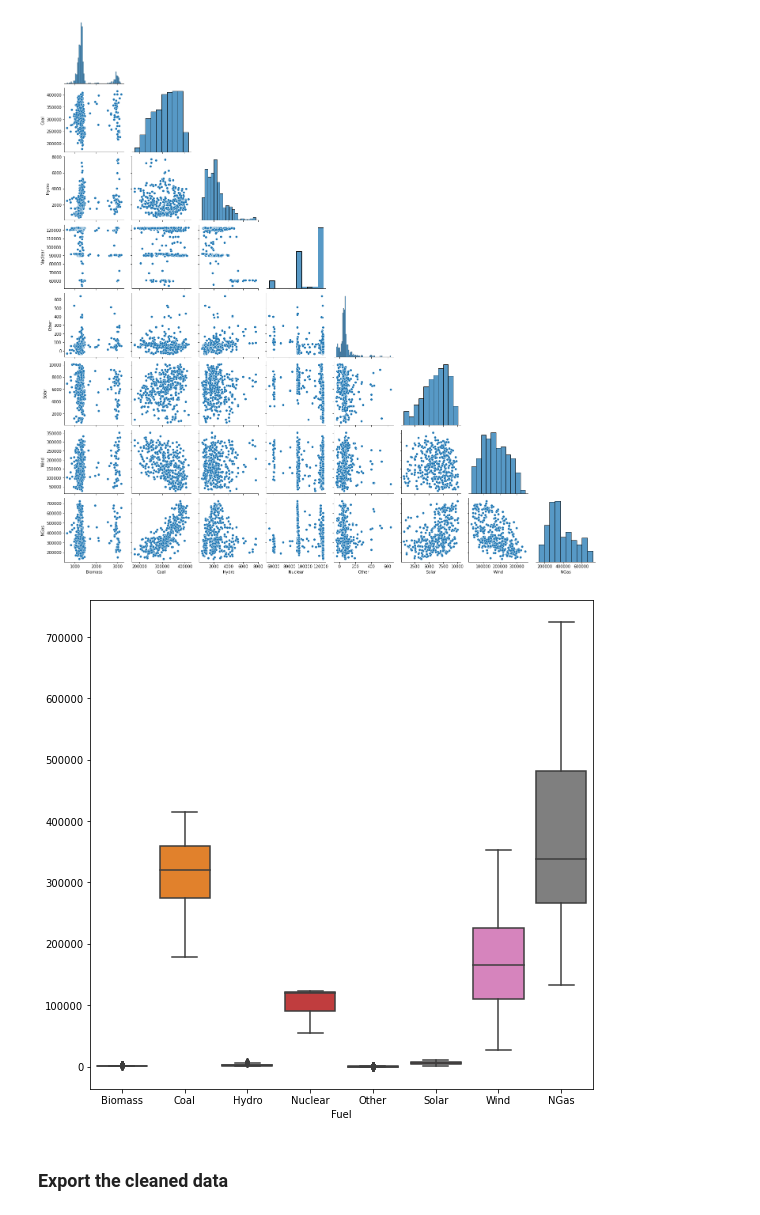
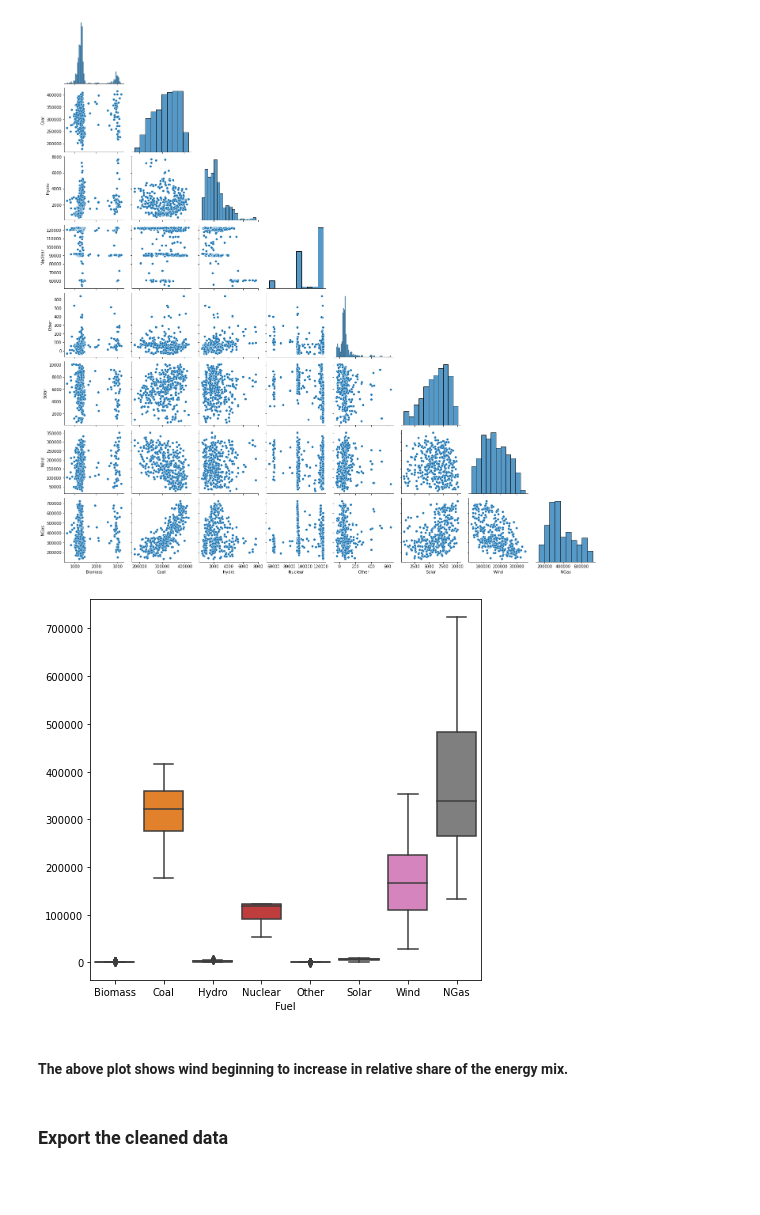
Before and after one commit to akr2293/Texas-Electricity-Forecasting, a Jupyter notebook: notebooks/01_cleaning_notebooks/01_cleaning_2017.ipynb, the cells around one changed output. Cells and saved outputs as stored; diff of their text form; code cells hidden in the pictures; blank space fills up the shorter version.

```diff
--- a/notebooks/Cleaning Notebooks/01_cleaning_2017.ipynb
+++ b/notebooks/01_cleaning_notebooks/01_cleaning_2017.ipynb
@@ -135,12 +107,14 @@ sns.pairplot(full_df, corner=True)
 <seaborn.axisgrid.PairGrid at 0x...>
 [figure]
 # %%
-plt.figure(figsize=(9,9))
+plt.figure(figsize=(7,7))
 sns.boxplot(data = full_df,
 
             );
 # %% [output]
-[figure, old version]
+[figure, new version]
+# %% [markdown]
+#### The above plot shows wind beginning to increase in relative share of the energy mix.
 # %% [markdown]
 ### Export the cleaned data
 # %%
```
Also changed, not shown: parts of 27 cells of this notebook, 57 other files.
